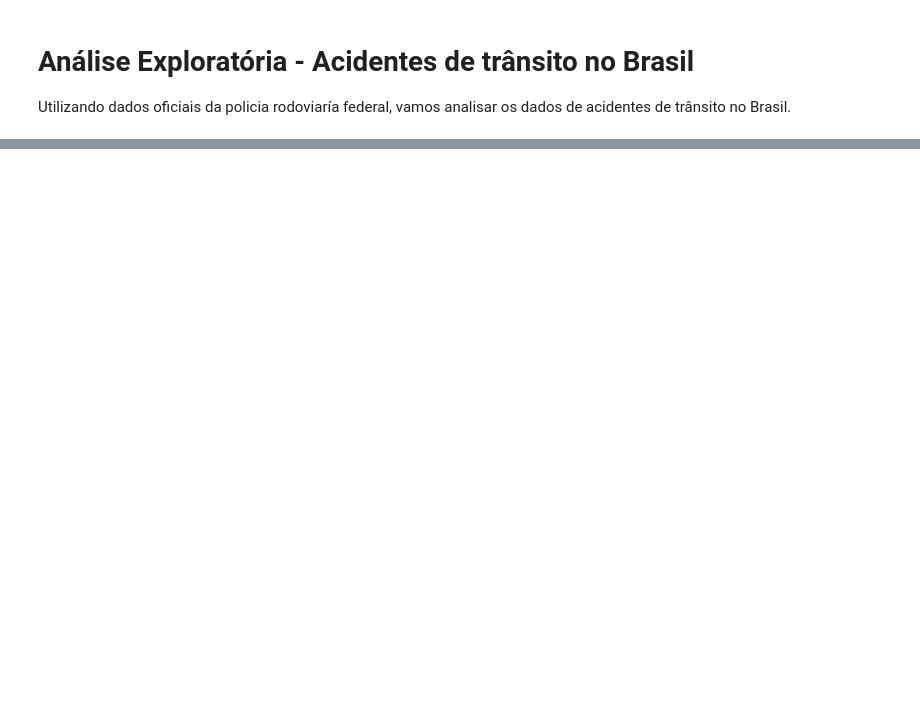
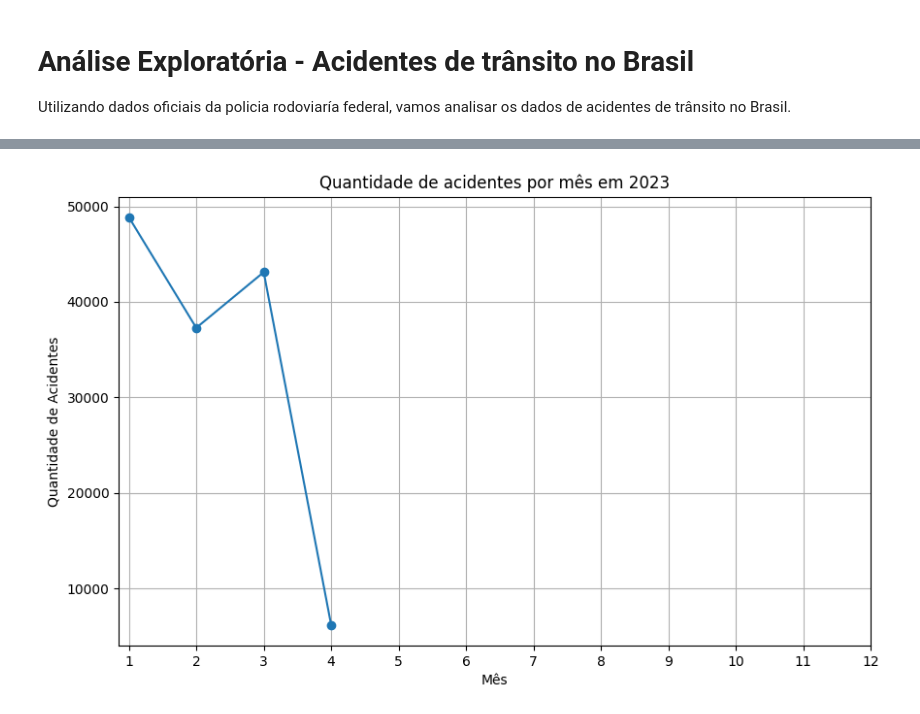
Before and after one commit to yotta0/Projeto-Big-Data, a Jupyter notebook: aed_e_ml.ipynb, the cells around one changed output, grey strips where cells are left out. Drawn from its saved outputs; the diff is of its cells as text; code cells hidden in the pictures; blank space fills up the shorter version.

```diff
--- a/aed_e_ml.ipynb
+++ b/aed_e_ml.ipynb
@@ -76,0 +117,20 @@ TypeError: agg function failed [how->mean,dtype->object]
+# %%
+# Concatena as colunas 'data_inversa' e 'horario'
+df['data_hora'] = df['data_inversa'] + ' ' + df['horario']
+# Transforma a coluna de data em um objeto datetime
+df['data_hora'] = pd.to_datetime(df['data_hora'])
+
+# Conta o número de acidentes por mês
+acidentes_por_mes_2023 = df[df['data_hora'].dt.year == 2023].groupby(df['data_hora'].dt.month).size()
+
+# Plota um gráfico de linha dos dados
+acidentes_por_mes_2023.plot(kind='line', marker='o', figsize=(10, 6))
+
+plt.title('Quantidade de acidentes por mês em 2023')
+plt.xlabel('Mês')
+plt.ylabel('Quantidade de Acidentes')
+plt.xticks(range(1, 13))
+plt.grid(True)
+plt.show()
+# %% [output]
+[figure, added]
```
Also changed, not shown: parts of 13 cells of this notebook.
